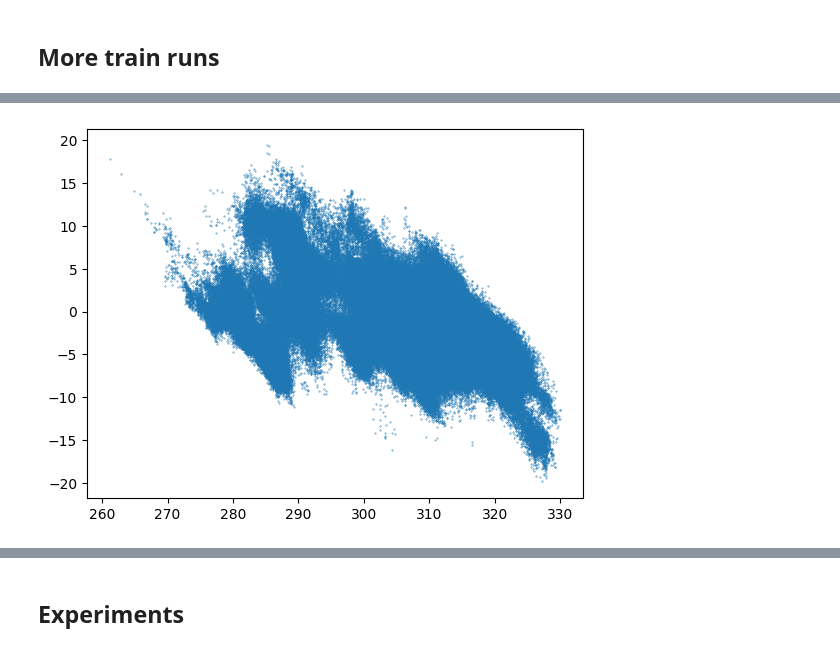
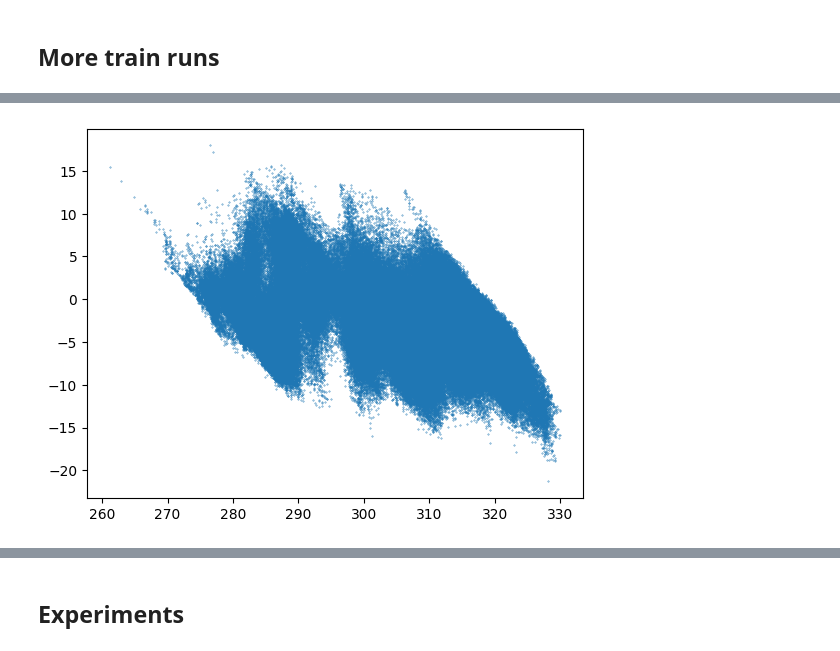
Before and after one commit to thomaslu678/Praxis-Lab-25-26, a Jupyter notebook: clean/16_VIT_No_Test.ipynb, the cells around one changed output, grey strips where cells are left out. Saved outputs shown, nothing was run; the diff lists cells and outputs as text; code cells hidden in the pictures.

Commit message:
experiments results to match distributions

```diff
--- a/clean/16_VIT_No_Test.ipynb
+++ b/clean/16_VIT_No_Test.ipynb
@@ -1774,14 +2114,14 @@ def run_training(data_dict=None, cfg: WorkflowConfig = WorkflowConfig(),
 ##### Train results
 # %%
 cfg = WorkflowConfig(
-    test_case_id=6, validation_fraction=0.001, window=50,
+    test_case_id=6, validation_fraction=0.2, window=50,
     samples_per_patch=None,       # every possible patch-specific window
     augment_train_d4=False,        # 8 lazy rotations/reflections, train only
     include_window_time_deltas=True,
     batch_size=128, use_amp=True, compile_model=False,
     dropout=0.1, weight_decay=1e-5,
     train_subset_fraction=0.1,
-    num_epochs=10
+    num_epochs=20
 )
 # %%
 # Usage:
@@ -2060,6 +2381,15 @@ cfg_2 = replace(cfg,
+# %%
+lower_tail_cfg = replace(
+    cfg,
+    loss_function="mse",
+    train_sampling_strategy="tail_oversample",
+    tail_fraction=0.10,
+    tail_side="lower",
+    tail_sampling_multiplier=4.0,
+)
 # %%
 model_2, history_2, info_2, test_results_2 = run_training(
-    cfg=cfg_2,
+    cfg=lower_tail_cfg,
     prepared=prepared,
 )
 # %% [output]
@@ -2100,11 +2417,11 @@ plot_val_train(history_2)
 # %%
-plt.scatter(test_results['targets_K'], test_results['errors_K'], s=0.1, zorder=1)
+plt.scatter(test_results_2['targets_K'], test_results_2['errors_K'], s=0.1, zorder=1)
 lims = plt.xlim()
 # plt.plot(lims, lims, color='black', alpha=0.75, zorder=2)
 
 plt.show()
 # %% [output]
-[figure, old version]
+[figure, new version]
 # %%
 plt.scatter(test_results_2['targets_K'], test_results_2['predictions_K'], s=0.1, zorder=1)
 lims = plt.xlim()
```
Also changed, not shown: parts of 28 cells of this notebook.
